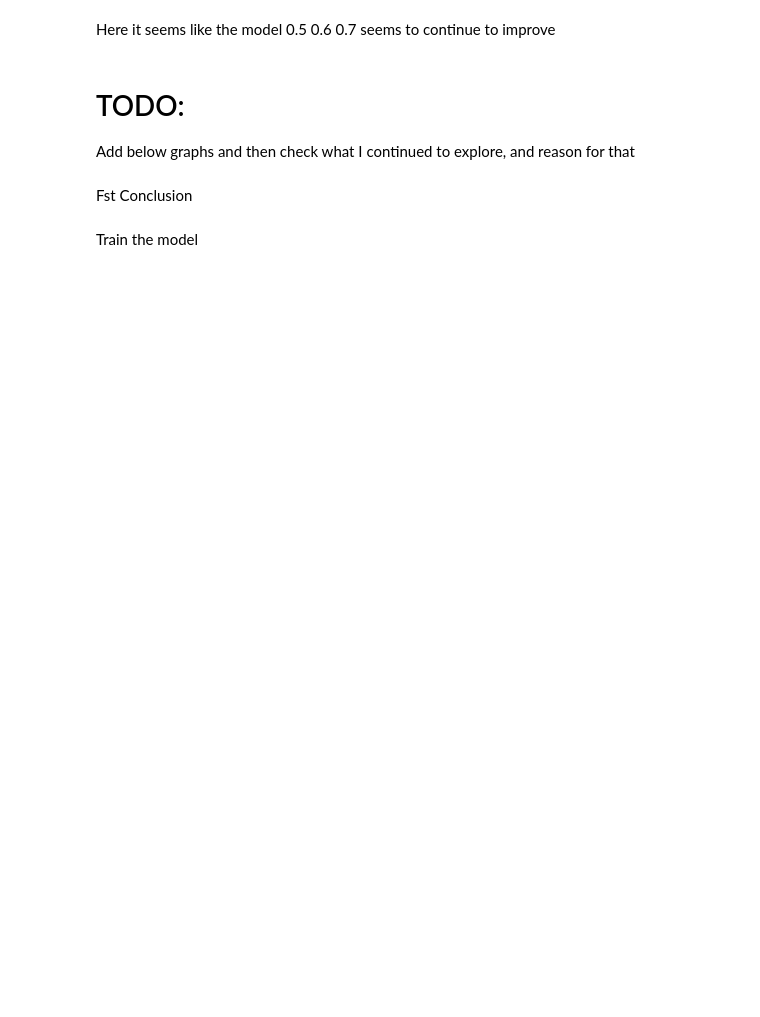
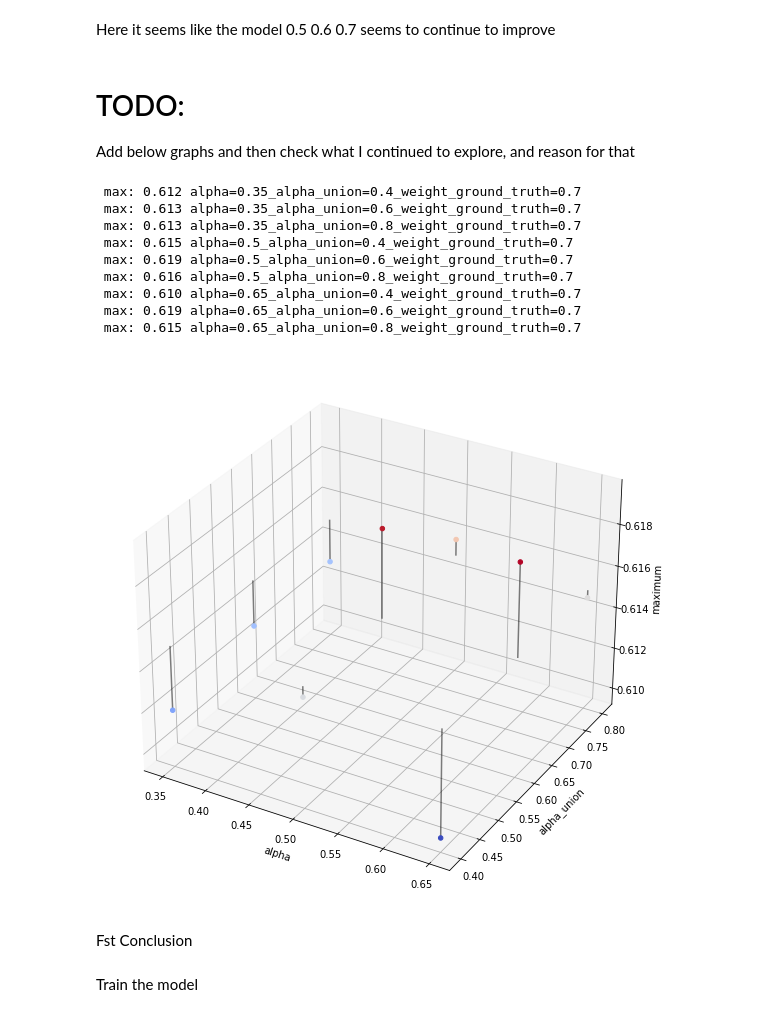
Before and after one commit to AlsanArcade/Contrails, a Jupyter notebook: presentation.ipynb, the cells around one changed output. Saved outputs shown, nothing was run; the diff lists cells and outputs as text; code cells hidden in the pictures; blank space fills up the shorter version.

```diff
--- a/presentation.ipynb
+++ b/presentation.ipynb
@@ -455,12 +470,13 @@ from mpl_toolkits.mplot3d import Axes3D
 from scipy.interpolate import griddata
 import numpy as np
 
+
 data = []
 dice_list = []
 for weight_ground_truth in [0.7]:
     for alpha in [0.35,0.5,0.65]:
         for alpha_union in [0.4,0.6,0.8]:
-            path = f"/home/albert/ml/Contrails/notebooks/test_use_all_bands/resnest26d_ash_attention_sample_loss/resnest101e_alpha={alpha}_alpha_union={alpha_union}_weight_ground_truth={weight_ground_truth}/version_0/metrics.csv"
+            path = f"metrics/resnest26d_alpha={alpha}_alpha_union={alpha_union}_weight_ground_truth={weight_ground_truth}/version_0/metrics.csv"
             label = f"alpha={alpha}_alpha_union={alpha_union}_weight_ground_truth={weight_ground_truth}"
             metrics = pd.read_csv(path)
             metrics = metrics.dropna(subset = ['val_dice']).set_index("epoch")
@@ -476,34 +492,45 @@ import matplotlib.pyplot as plt
 x = [i[0] for i in data]
 y = [i[1] for i in data]
 z = [i[2] for i in data]
 
 # plt.figure(figsize=(15,15))
-fig = plt.figure()
+fig = plt.figure(figsize=(10,10))
 ax = fig.add_subplot(111, projection='3d')
 
 # Create a mesh grid
 X,Y = np.meshgrid(x,y)
 
 # Interpolate the data
 from scipy.interpolate import griddata
 Z = griddata((x,y), z, (X,Y), method='cubic')
 
 # Plot the points with a color gradient
 ax.scatter(x,y,z,c=z,cmap='coolwarm', alpha=1)
 
 # Add a color bar which maps values to colors
 # fig.colorbar(surf)
 
 # Plot lines from points to surface
 for i in range(len(x)):
     ax.plot([x[i], x[i]], [y[i], y[i]], [0.615, z[i]], color='black', alpha=0.5)
 
 # Plot the surface
 ax.set_xlabel('alpha')
 ax.set_ylabel('alpha_union')
 ax.set_zlabel('maximum')
 
 plt.show()
+# %% [output]
+ max: 0.612 alpha=0.35_alpha_union=0.4_weight_ground_truth=0.7
+ max: 0.613 alpha=0.35_alpha_union=0.6_weight_ground_truth=0.7
+ max: 0.613 alpha=0.35_alpha_union=0.8_weight_ground_truth=0.7
+ max: 0.615 alpha=0.5_alpha_union=0.4_weight_ground_truth=0.7
+ max: 0.619 alpha=0.5_alpha_union=0.6_weight_ground_truth=0.7
+ max: 0.616 alpha=0.5_alpha_union=0.8_weight_ground_truth=0.7
+ max: 0.610 alpha=0.65_alpha_union=0.4_weight_ground_truth=0.7
+ max: 0.619 alpha=0.65_alpha_union=0.6_weight_ground_truth=0.7
+ max: 0.615 alpha=0.65_alpha_union=0.8_weight_ground_truth=0.7
+[figure, added]
 # %% [markdown]
 Fst Conclusion
 # %%
```
Also changed, not shown: parts of 6 cells of this notebook, 3 other files.
